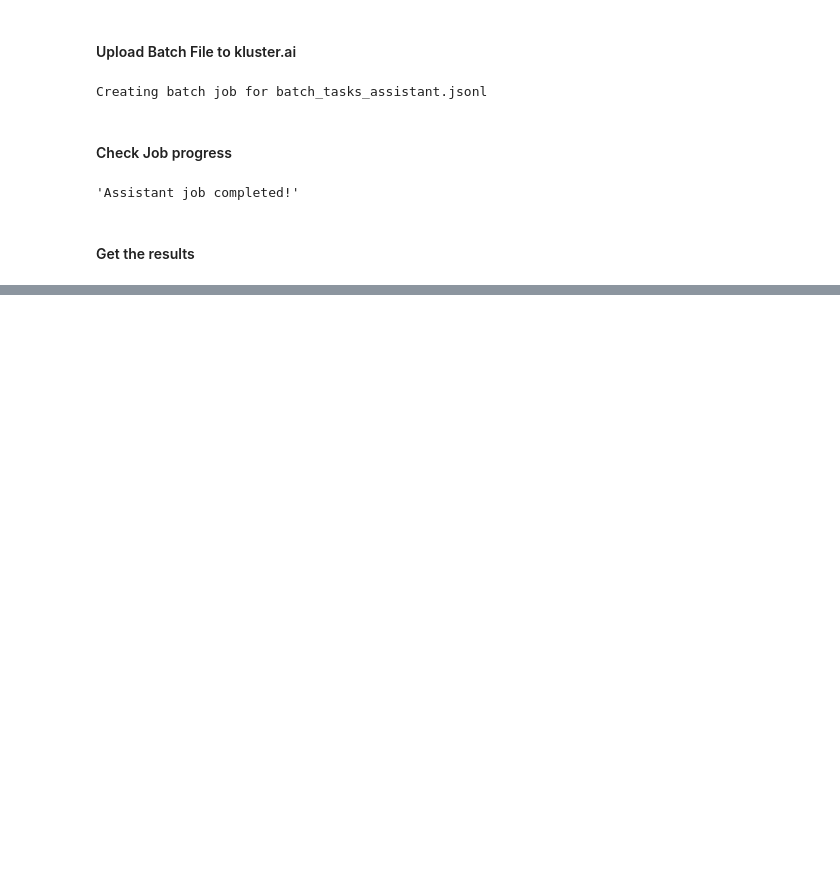
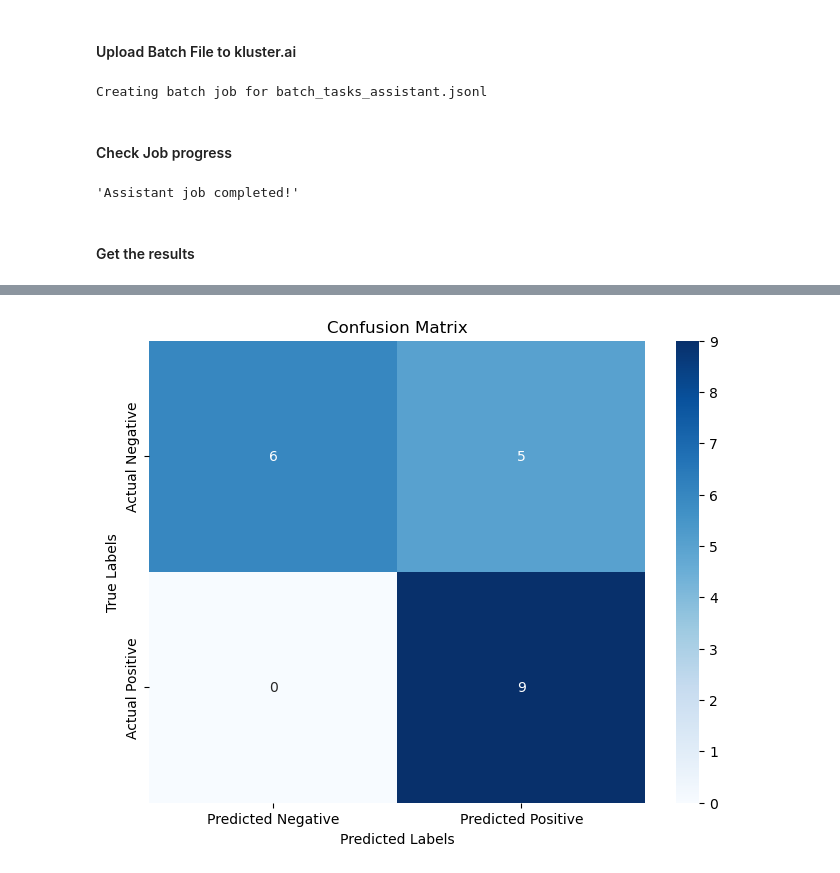
Before and after one commit to kluster-ai/klusterai-cookbook, a Jupyter notebook: examples/llm-as-a-judge.ipynb, the cells around one changed output, grey strips where cells are left out. Cells and saved outputs as stored; diff of their text form; code cells hidden in the pictures; blank space fills up the shorter version.

Commit message:
llm as a judge v3

```diff
--- a/examples/llm-as-a-judge.ipynb
+++ b/examples/llm-as-a-judge.ipynb
@@ -271,0 +185,10 @@ The third law, known as the law of reciprocal motion, states that for every acti
+# %%
+# Step 1: Create a column with True/False if answer is in Genre
+df['is_correct'] = df.apply(
+    lambda row: row['answer'] in row['Genre'].split(', '),
+    axis=1
+)
+
+# Step 2: Calculate accuracy as the mean of the 'is_correct' column
+accuracy = df['is_correct'].mean()
+accuracy
@@ -271,0 +257,13 @@ The third law, known as the law of reciprocal motion, states that for every acti
+# %%
+batch_job = client.batches.retrieve(job.id)
+result_file_id = batch_job.output_file_id
+result = client.files.content(result_file_id).content
+results = parse_json_objects(result)
+answers = []
+
+for res in results:
+    task_id = res['custom_id']
+    result = res['response']['body']['choices'][0]['message']['content']
+    answers.append(result)
+
+df['judge_answer'] = answers
@@ -271,0 +277,2 @@ The third law, known as the law of reciprocal motion, states that for every acti
+# %%
+df.judge_answer.replace({"incorrect":False, "correct":True},inplace=True)
@@ -271,0 +286,21 @@ The third law, known as the law of reciprocal motion, states that for every acti
+# %%
+import seaborn as sns
+import matplotlib.pyplot as plt
+from sklearn.metrics import confusion_matrix
+
+# Assuming df is your DataFrame and the columns 'is_correct' and 'judge_answer' are available
+conf_matrix = confusion_matrix(df['is_correct'], df['judge_answer'])
+
+# Create the heatmap
+plt.figure(figsize=(8, 6))
+sns.heatmap(conf_matrix, annot=True, fmt='d', cmap='Blues', xticklabels=['Predicted Negative', 'Predicted Positive'], yticklabels=['Actual Negative', 'Actual Positive'])
+
+# Add labels and title
+plt.xlabel('Predicted Labels')
+plt.ylabel('True Labels')
+plt.title('Confusion Matrix')
+
+# Show the plot
+plt.show()
+# %% [output]
+[figure, added]
```
Also changed, not shown: parts of 30 cells of this notebook.
